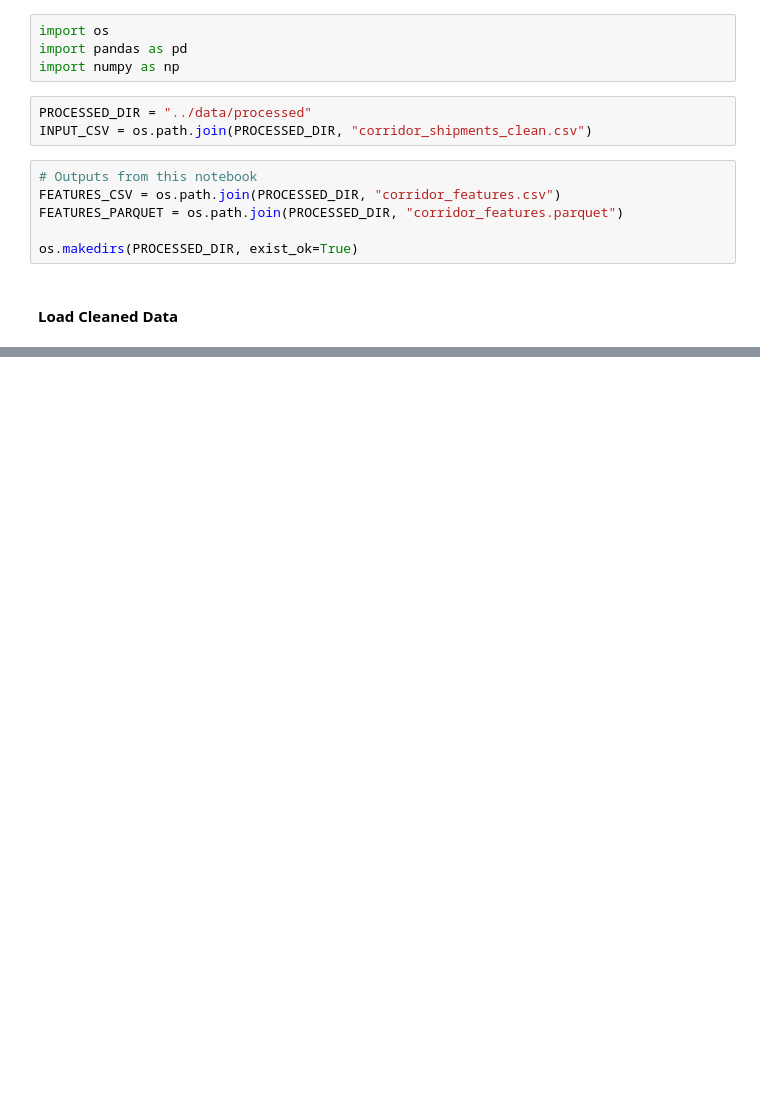
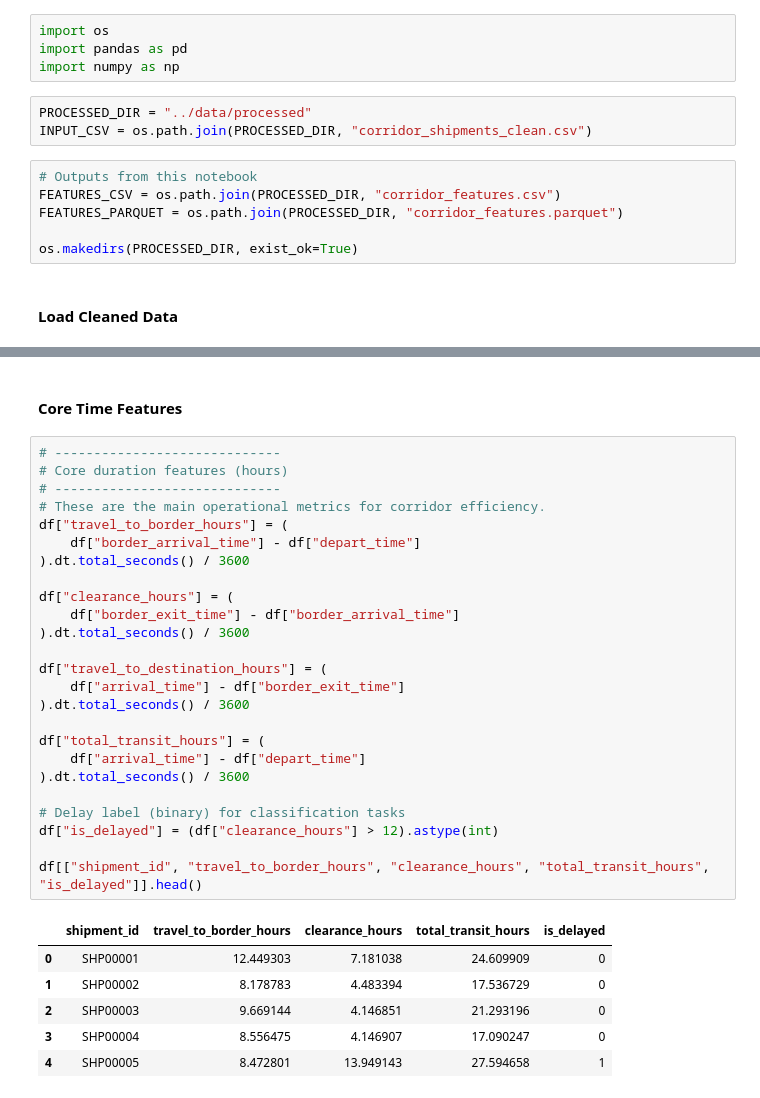
Before and after one commit to Wandera-Martin/trade-corridor-analytics, a Jupyter notebook: notebooks/02_feature_engineering.ipynb, the cells around one changed output, grey strips where cells are left out. Drawn from its saved outputs; the diff is of its cells as text; blank space fills up the shorter version.

```diff
--- a/notebooks/02_feature_engineering.ipynb
+++ b/notebooks/02_feature_engineering.ipynb
@@ -27,0 +34,34 @@ FileNotFoundError: [Errno 2] No such file or directory: '../data/processed\\corr
+# %% [markdown]
+#### Core Time Features
+# %%
+# -----------------------------
+# Core duration features (hours)
+# -----------------------------
+# These are the main operational metrics for corridor efficiency.
+df["travel_to_border_hours"] = (
+    df["border_arrival_time"] - df["depart_time"]
+).dt.total_seconds() / 3600
+
+df["clearance_hours"] = (
+    df["border_exit_time"] - df["border_arrival_time"]
+).dt.total_seconds() / 3600
+
+df["travel_to_destination_hours"] = (
+    df["arrival_time"] - df["border_exit_time"]
+).dt.total_seconds() / 3600
+
+df["total_transit_hours"] = (
+    df["arrival_time"] - df["depart_time"]
+).dt.total_seconds() / 3600
+
+# Delay label (binary) for classification tasks
+df["is_delayed"] = (df["clearance_hours"] > 12).astype(int)
+
+df[["shipment_id", "travel_to_border_hours", "clearance_hours", "total_transit_hours", "is_delayed"]].head()
+# %% [output]
+|  | shipment_id | travel_to_border_hours | clearance_hours | total_transit_hours | is_delayed |
+| 0 | SHP00001 | 12.449303 | 7.181038 | 24.609909 | 0 |
+| 1 | SHP00002 | 8.178783 | 4.483394 | 17.536729 | 0 |
+| 2 | SHP00003 | 9.669144 | 4.146851 | 21.293196 | 0 |
+| 3 | SHP00004 | 8.556475 | 4.146907 | 17.090247 | 0 |
+| 4 | SHP00005 | 8.472801 | 13.949143 | 27.594658 | 1 |
```
Also changed, not shown: parts of 17 cells of this notebook.
